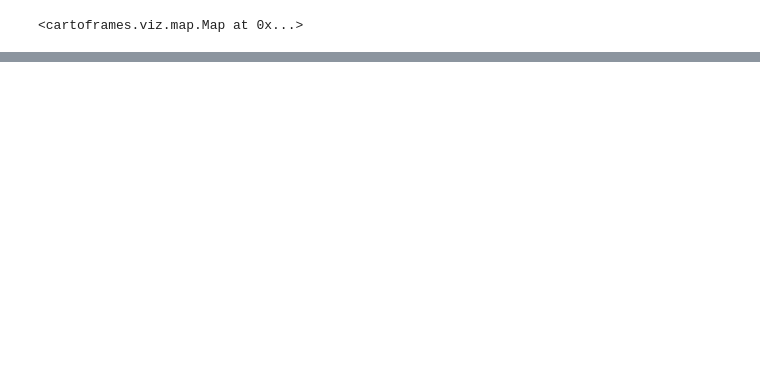
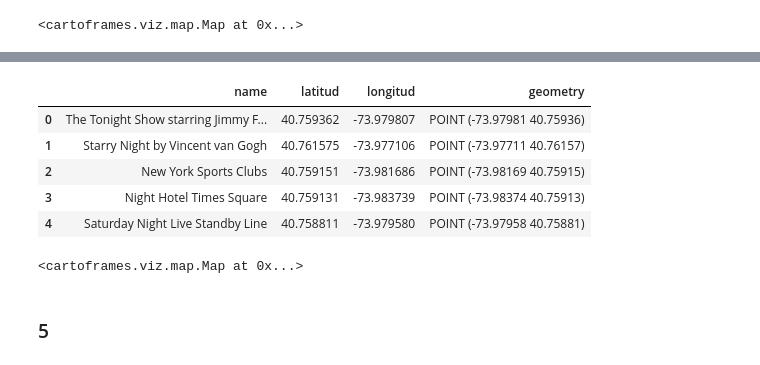
Before and after one commit to angelanavarrog/-Project-geospatial-Angela-Navarro, a Jupyter notebook: Location.ipynb, the cells around one changed output, grey strips where cells are left out. Drawn from its saved outputs; the diff is of its cells as text; code cells hidden in the pictures; blank space fills up the shorter version.

```diff
--- a/Location.ipynb
+++ b/Location.ipynb
@@ -358,0 +486,6 @@ Map(Layer(gdf2, popup_hover = [popup_element("name","Vegan restaurants in NYC")]
+# %%
+m_latitud_nightclubs = ["venue","location","lat"]
+m_longitud_nightclubbs = ["venue","location","lng"]
+# %%
+def getFromDict(diccionario4,mapa4):
+    return reduce (operator.getitem,mapa4,diccionario4)
@@ -358,0 +496,12 @@ Map(Layer(gdf2, popup_hover = [popup_element("name","Vegan restaurants in NYC")]
+# %%
+night_clubs_nyc = []
+for dic in night_clubs:
+    paralista4 = {}
+    paralista4["name"] = getFromDict(dic,map_night_clubs)
+    paralista4["latitud"] = getFromDict(dic,m_latitud_nightclubs)
+    paralista4["longitud"] = getFromDict(dic,m_longitud_nightclubbs)
+    night_clubs_nyc.append(paralista4)
+# %%
+night_clubs_nyc[0]
+dataframefina4 = pd.DataFrame(night_clubs_nyc)
+dataframefina4.head()
@@ -358,0 +515,16 @@ Map(Layer(gdf2, popup_hover = [popup_element("name","Vegan restaurants in NYC")]
+# %%
+gdf4 = gpd.GeoDataFrame(dataframefina4, geometry = gpd.points_from_xy(dataframefina4.longitud,dataframefina4.latitud))
+gdf4.head()
+# %% [output]
+|  | name | latitud | longitud | geometry |
+| 0 | The Tonight Show starring Jimmy F... | 40.759362 | -73.979807 | POINT (-73.97981 40.75936) |
+| 1 | Starry Night by Vincent van Gogh | 40.761575 | -73.977106 | POINT (-73.97711 40.76157) |
+| 2 | New York Sports Clubs | 40.759151 | -73.981686 | POINT (-73.98169 40.75915) |
+| 3 | Night Hotel Times Square | 40.759131 | -73.983739 | POINT (-73.98374 40.75913) |
+| 4 | Saturday Night Live Standby Line | 40.758811 | -73.979580 | POINT (-73.97958 40.75881) |
+# %%
+Map(Layer(gdf4, popup_hover = [popup_element("name","Night clubs")]))
+# %% [output]
+<cartoframes.viz.map.Map at 0x...>
+# %% [markdown]
+### 5
```
Also changed, not shown: parts of 60 cells of this notebook.
